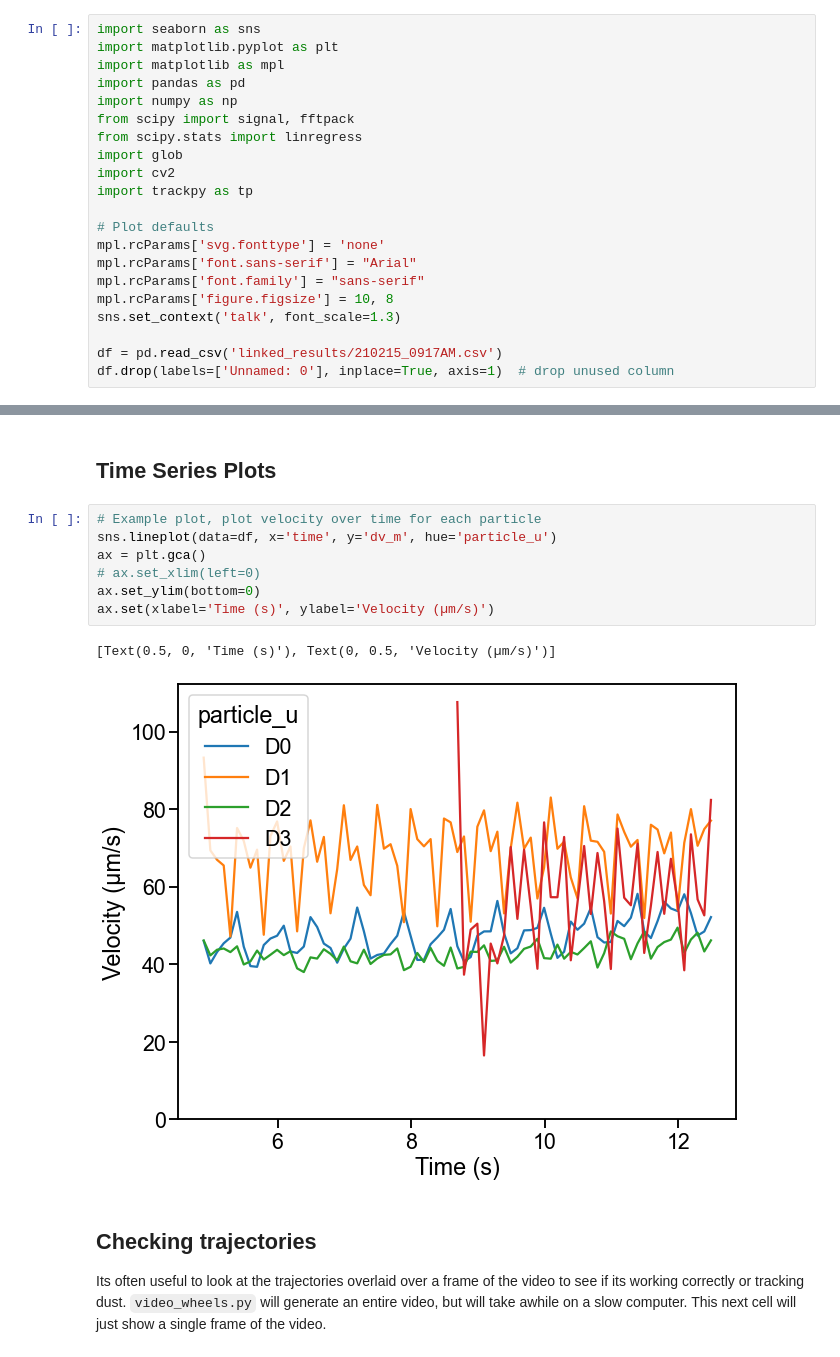
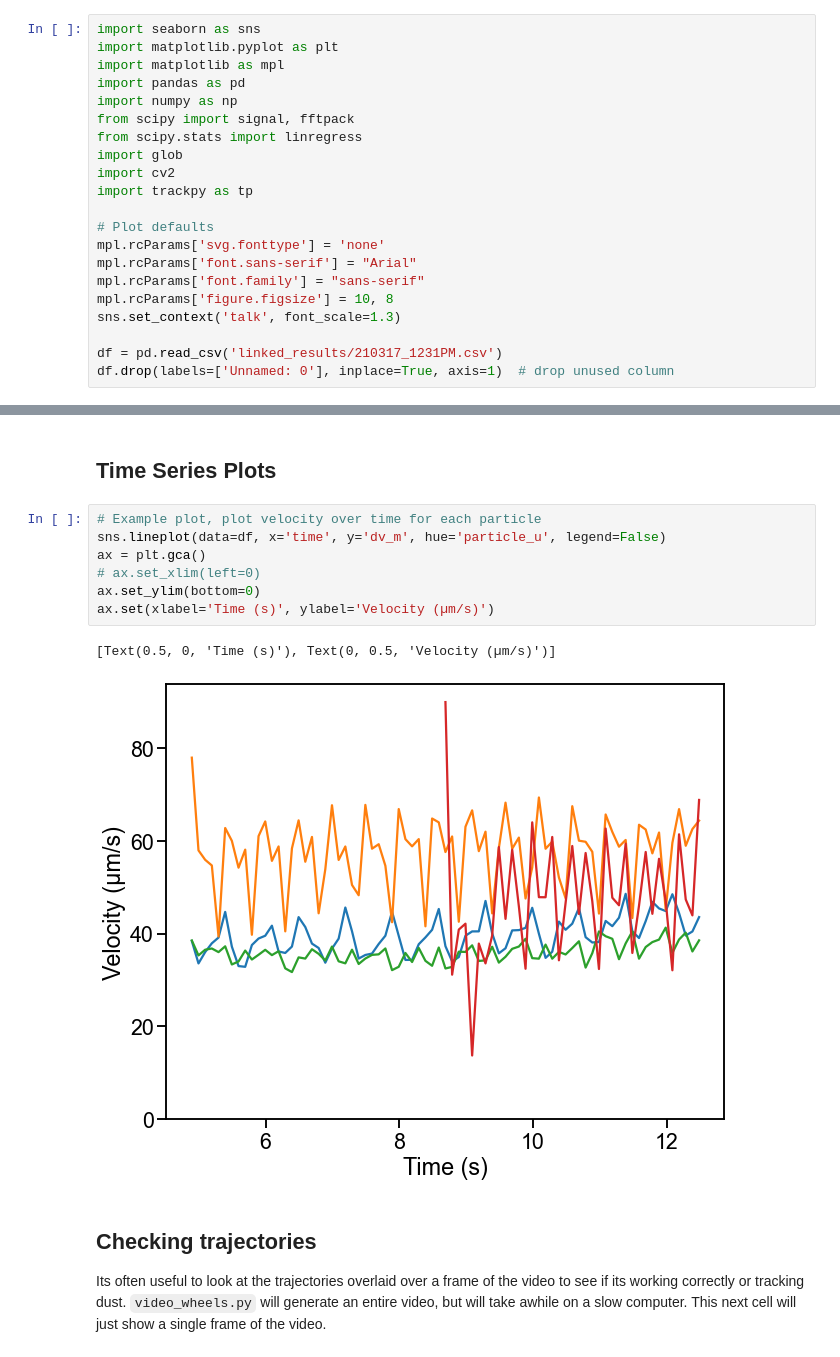
Before and after one commit to czimm79/mutracker, a Jupyter notebook: analysis.ipynb, the cells around one changed output, grey strips where cells are left out. Saved outputs shown, nothing was run; the diff lists cells and outputs as text.

```diff
--- a/analysis.ipynb
+++ b/analysis.ipynb
@@ -24,7 +24,7 @@ mpl.rcParams['font.family'] = "sans-serif"
 mpl.rcParams['figure.figsize'] = 10, 8
 sns.set_context('talk', font_scale=1.3)
 
-df = pd.read_csv('linked_results/210215_0917AM.csv')
+df = pd.read_csv('linked_results/210317_1231PM.csv')
 df.drop(labels=['Unnamed: 0'], inplace=True, axis=1)  # drop unused column
 # %% [markdown]
 Alright, what's our data look like that we generated from link.py? `df.head()` will display the first 5 columns of our dataframe.
@@ -57,14 +57,14 @@ df.head()
 ## Time Series Plots
 # %%
 # Example plot, plot velocity over time for each particle
-sns.lineplot(data=df, x='time', y='dv_m', hue='particle_u')
+sns.lineplot(data=df, x='time', y='dv_m', hue='particle_u', legend=False)
 ax = plt.gca()
 # ax.set_xlim(left=0)
 ax.set_ylim(bottom=0)
 ax.set(xlabel='Time (s)', ylabel='Velocity (µm/s)')
 # %% [output]
 [Text(0.5, 0, 'Time (s)'), Text(0, 0.5, 'Velocity (µm/s)')]
-[figure, old version]
+[figure, new version]
 # %% [markdown]
 ## Checking trajectories
 Its often useful to look at the trajectories overlaid over a frame of the video to see if its working correctly or tracking dust. `video_wheels.py` will generate an entire video, but will take awhile on a slow computer. This next cell will just show a single frame of the video.
```
Also changed, not shown: parts of 8 cells of this notebook, 7 other files.
